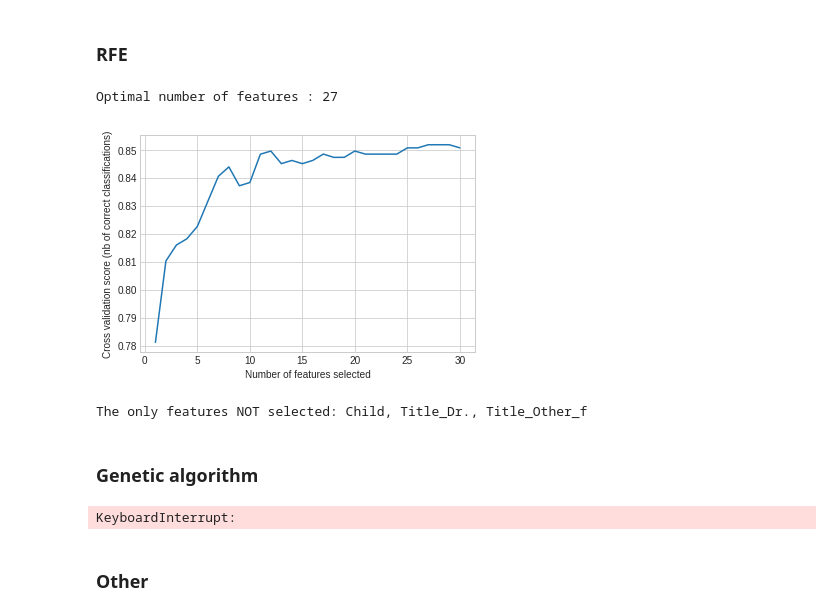
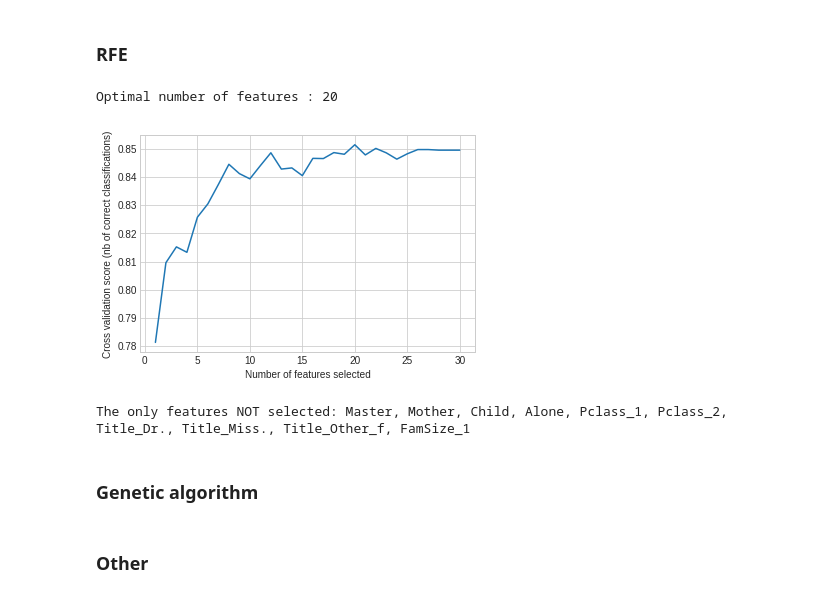
Before and after one commit to mirgee/data_projects, a Jupyter notebook: titanic/titanic.ipynb, the cells around one changed output. Drawn from its saved outputs; the diff is of its cells as text; code cells hidden in the pictures.

```diff
--- a/titanic/titanic.ipynb
+++ b/titanic/titanic.ipynb
@@ -599,31 +605,31 @@ Index(['Age', 'SibSp', 'Parch', 'Fare', 'Male', 'Rare', 'Master', 'Mr',
 ### RFE
 # %%
 gb = GradientBoostingClassifier()
-rfecv = RFECV(gb, step=1, min_features_to_select=1, scoring='accuracy', cv=cv)
+rfecv = RFECV(gb, step=1, min_features_to_select=1, scoring='f1_weighted', cv=cv)
 rfecv.fit(X_train, y_train)
 
 print("Optimal number of features : %d" % rfecv.n_features_)
 
 plt.figure()
 plt.xlabel("Number of features selected")
 plt.ylabel("Cross validation score (nb of correct classifications)")
 plt.plot(range(1, len(rfecv.grid_scores_) + 1), rfecv.grid_scores_)
 plt.show()
 
 print('The only features NOT selected: %s' % ', '.join(df_train_dummies.columns[~rfecv.get_support()]))
 # %% [output]
-Optimal number of features : 27
+Optimal number of features : 20
-[figure, old version]
+[figure, new version]
-The only features NOT selected: Child, Title_Dr., Title_Other_f
+The only features NOT selected: Master, Mother, Child, Alone, Pclass_1, Pclass_2, Title_Dr., Title_Miss., Title_Other_f, FamSize_1
 # %% [markdown]
 ### Genetic algorithm
 # %%
-gscv = GeneticSelectionCV(gb, cv=cv)
-gscv.fit(X_train, y_train)
+# Genetic algorithm is quite computationally demanding
 
-print('Selected features: %s' % ', '.join(df_train_dummies.columns[gscv.get_support()]))
+# gscv = GeneticSelectionCV(gb, cv=cv)
+# gscv.fit(X_train, y_train)
+
+# print('Selected features: %s' % ', '.join(df_train_dummies.columns[gscv.get_support()]))
-# %% [output]
-KeyboardInterrupt:
 # %% [markdown]
 ### Other
 # %%
```
Also changed, not shown: parts of 12 cells of this notebook.
